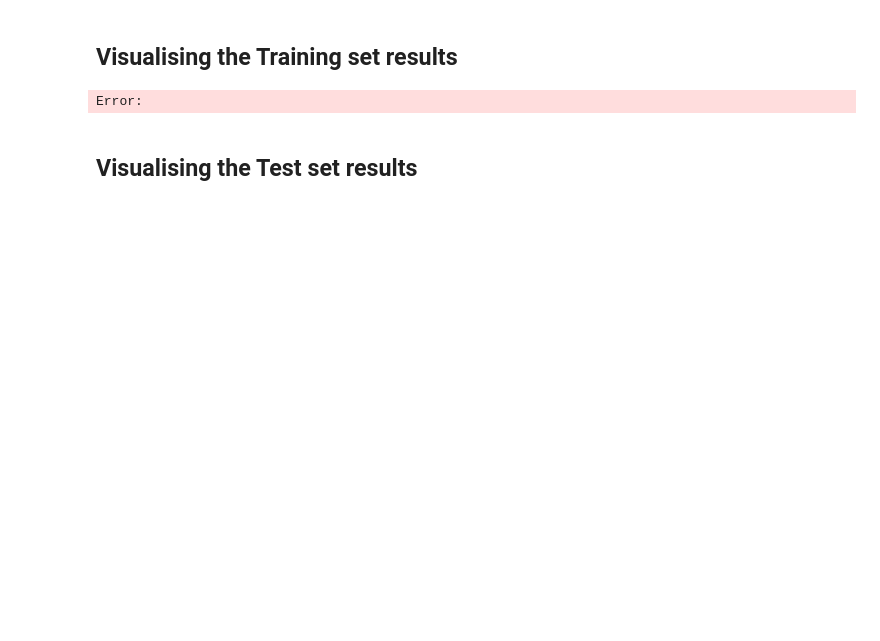
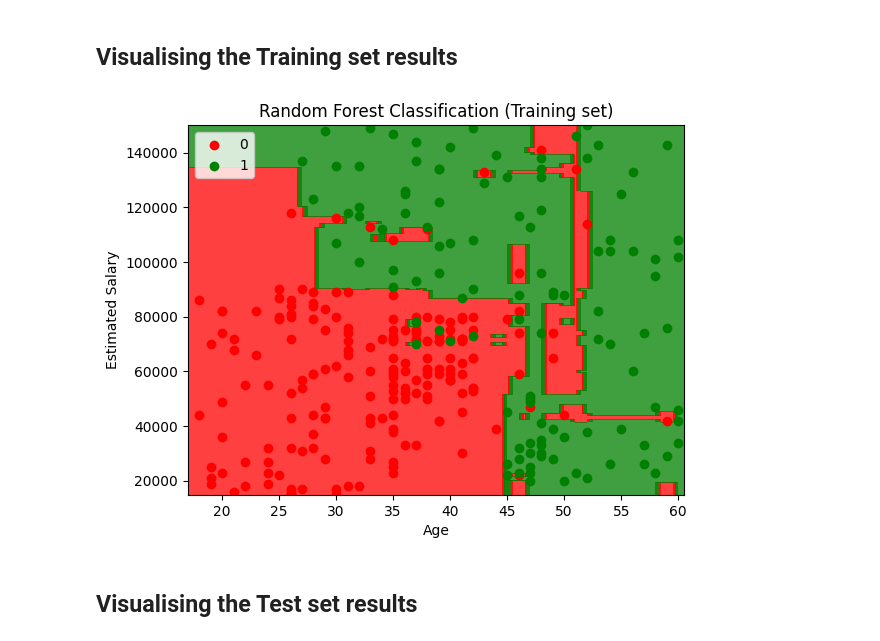
Before and after one commit to Abinj0811/MLearn, a Jupyter notebook: Classification/random_forest_classification.ipynb, the cells around one changed output. Drawn from its saved outputs; the diff is of its cells as text; code cells hidden in the pictures; blank space fills up the shorter version.

```diff
--- a/Classification/random_forest_classification.ipynb
+++ b/Classification/random_forest_classification.ipynb
@@ -176,21 +175,24 @@ Error:
 # %%
 from matplotlib.colors import ListedColormap
 X_set, y_set = sc.inverse_transform(X_train), y_train
-X1, X2 = np.meshgrid(np.arange(start = X_set[:, 0].min() - 10, stop = X_set[:, 0].max() + 10, step = 0.25),
-                     np.arange(start = X_set[:, 1].min() - 1000, stop = X_set[:, 1].max() + 1000, step = 0.25))
+X1, X2 = np.meshgrid(
+    np.arange(start=X_set[:, 0].min() - 1, stop=X_set[:, 0].max() + 1, step=0.5),
+    np.arange(start=X_set[:, 1].min() - 100, stop=X_set[:, 1].max() + 100, step=0.5)
+)
+
 plt.contourf(X1, X2, classifier.predict(sc.transform(np.array([X1.ravel(), X2.ravel()]).T)).reshape(X1.shape),
              alpha = 0.75, cmap = ListedColormap(('red', 'green')))
 plt.xlim(X1.min(), X1.max())
 plt.ylim(X2.min(), X2.max())
 for i, j in enumerate(np.unique(y_set)):
     plt.scatter(X_set[y_set == j, 0], X_set[y_set == j, 1], c = ListedColormap(('red', 'green'))(i), label = j)
 plt.title('Random Forest Classification (Training set)')
 plt.xlabel('Age')
 plt.ylabel('Estimated Salary')
 plt.legend()
 plt.show()
 # %% [output]
-Error:
+[figure, added]
 # %% [markdown]
 ## Visualising the Test set results
 # %%
```
Also changed, not shown: parts of 2 cells of this notebook, 1 other file.
